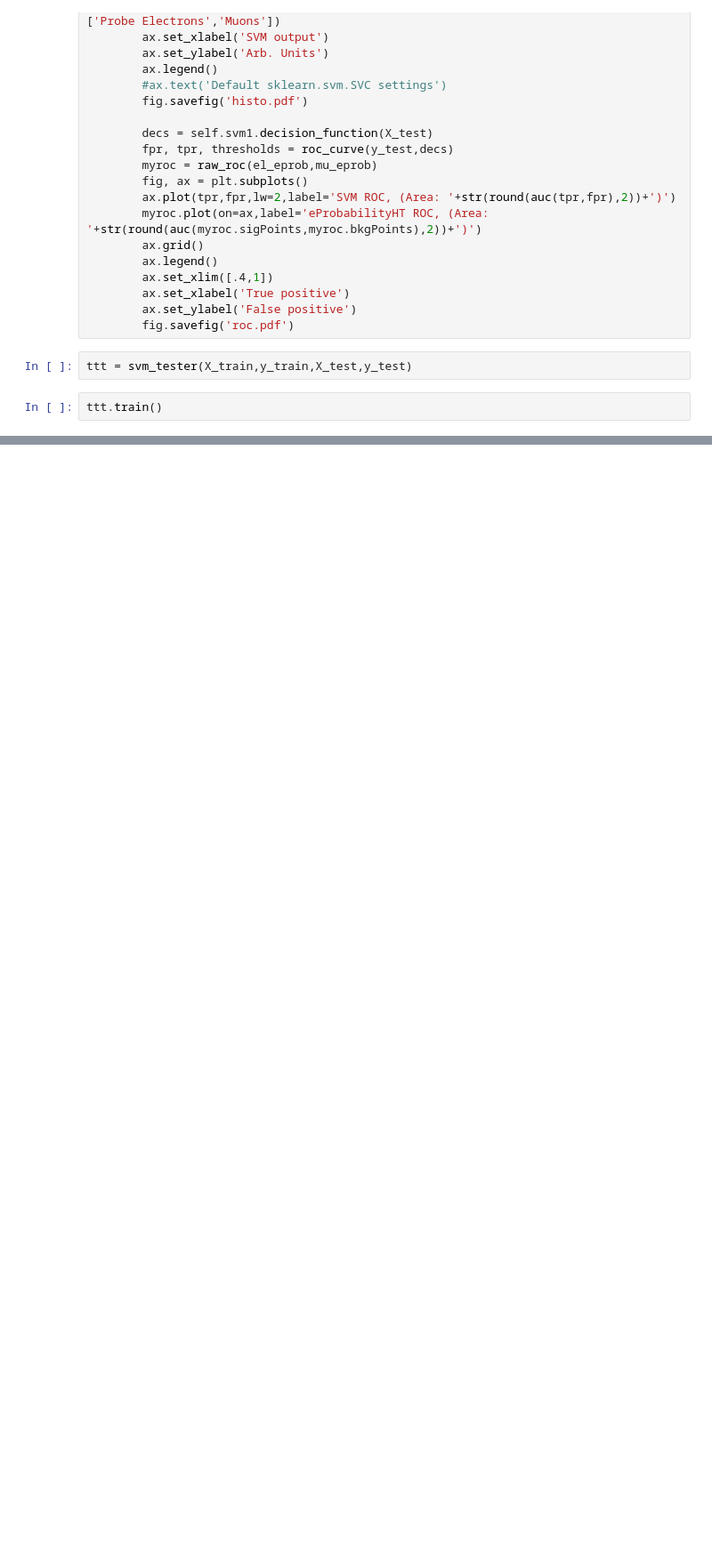
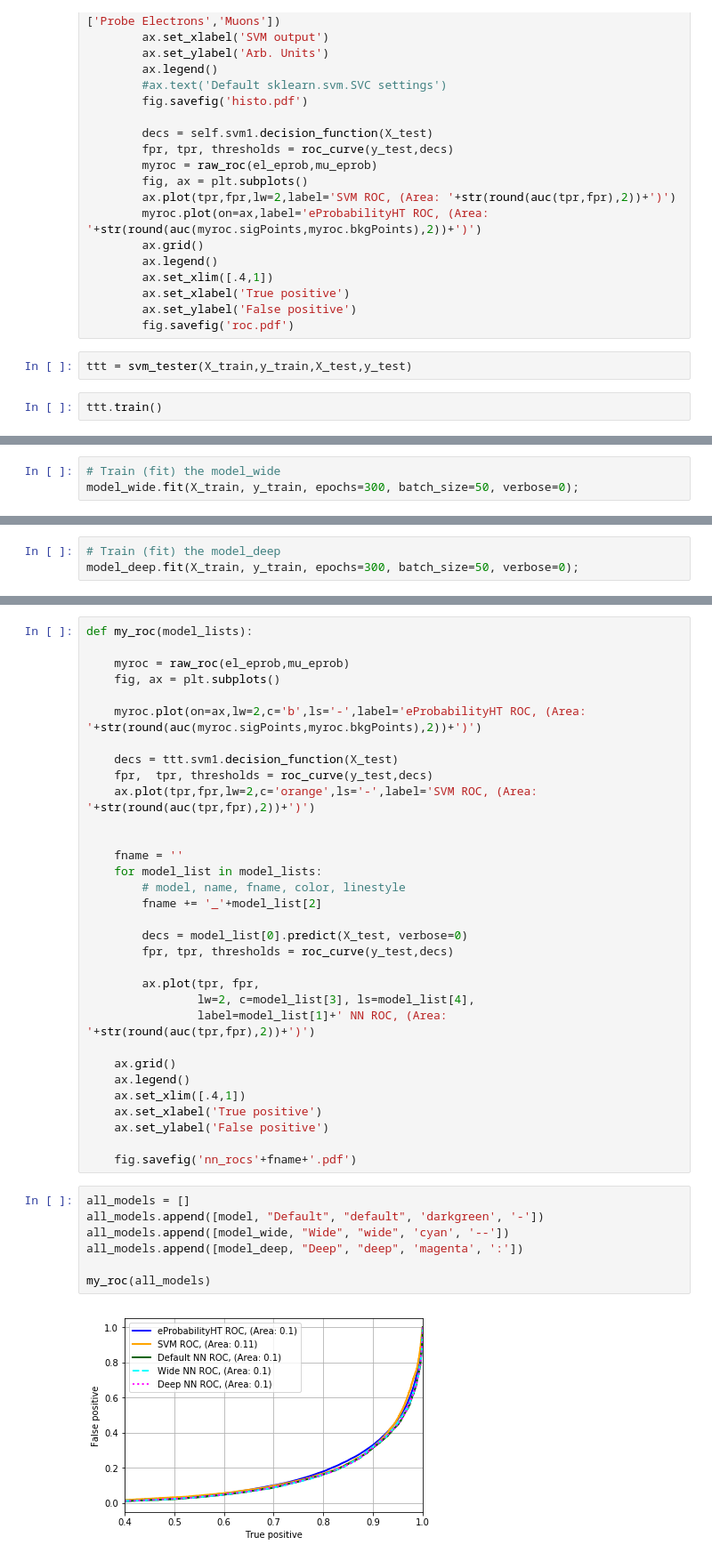
Before and after one commit to dukeatlas/trtmachana, a Jupyter notebook: mepland_notebooks/svm_nn.ipynb, the cells around one changed output, grey strips where cells are left out. Shown at 89% size. Saved outputs shown, nothing was run; the diff lists cells and outputs as text; blank space fills up the shorter version.

Commit message:
Added initial keras NN models, looks better than SVN!
Need to clean up the notebook and really try tweaking the hyper parameters first before knowing for sure.

```diff
--- a/mepland_notebooks/svm_nn.ipynb
+++ b/mepland_notebooks/svm_nn.ipynb
@@ -297,0 +335,3 @@ ttt.plot()
+# %%
+# Train (fit) the model_wide
+model_wide.fit(X_train, y_train, epochs=300, batch_size=50, verbose=0);
@@ -297,0 +369,3 @@ ttt.plot()
+# %%
+# Train (fit) the model_deep
+model_deep.fit(X_train, y_train, epochs=300, batch_size=50, verbose=0);
@@ -297,0 +400,41 @@ ttt.plot()
+# %%
+def my_roc(model_lists):
+
+    myroc = raw_roc(el_eprob,mu_eprob)
+    fig, ax = plt.subplots()
+
+    myroc.plot(on=ax,lw=2,c='b',ls='-',label='eProbabilityHT ROC, (Area: '+str(round(auc(myroc.sigPoints,myroc.bkgPoints),2))+')')
+
+    decs = ttt.svm1.decision_function(X_test)
+    fpr,  tpr, thresholds = roc_curve(y_test,decs)
+    ax.plot(tpr,fpr,lw=2,c='orange',ls='-',label='SVM ROC, (Area: '+str(round(auc(tpr,fpr),2))+')')
+
+
+    fname = ''
+    for model_list in model_lists:
+        # model, name, fname, color, linestyle
+        fname += '_'+model_list[2]
+
+        decs = model_list[0].predict(X_test, verbose=0)
+        fpr, tpr, thresholds = roc_curve(y_test,decs)
+
+        ax.plot(tpr, fpr,
+                lw=2, c=model_list[3], ls=model_list[4],
+                label=model_list[1]+' NN ROC, (Area: '+str(round(auc(tpr,fpr),2))+')')
+
+    ax.grid()
+    ax.legend()
+    ax.set_xlim([.4,1])
+    ax.set_xlabel('True positive')
+    ax.set_ylabel('False positive')
+
+    fig.savefig('nn_rocs'+fname+'.pdf')
+# %%
+all_models = []
+all_models.append([model, "Default", "default", 'darkgreen', '-'])
+all_models.append([model_wide, "Wide", "wide", 'cyan', '--'])
+all_models.append([model_deep, "Deep", "deep", 'magenta', ':'])
+
+my_roc(all_models)
+# %% [output]
+[figure, added]
```
Also changed, not shown: parts of 16 cells of this notebook.
